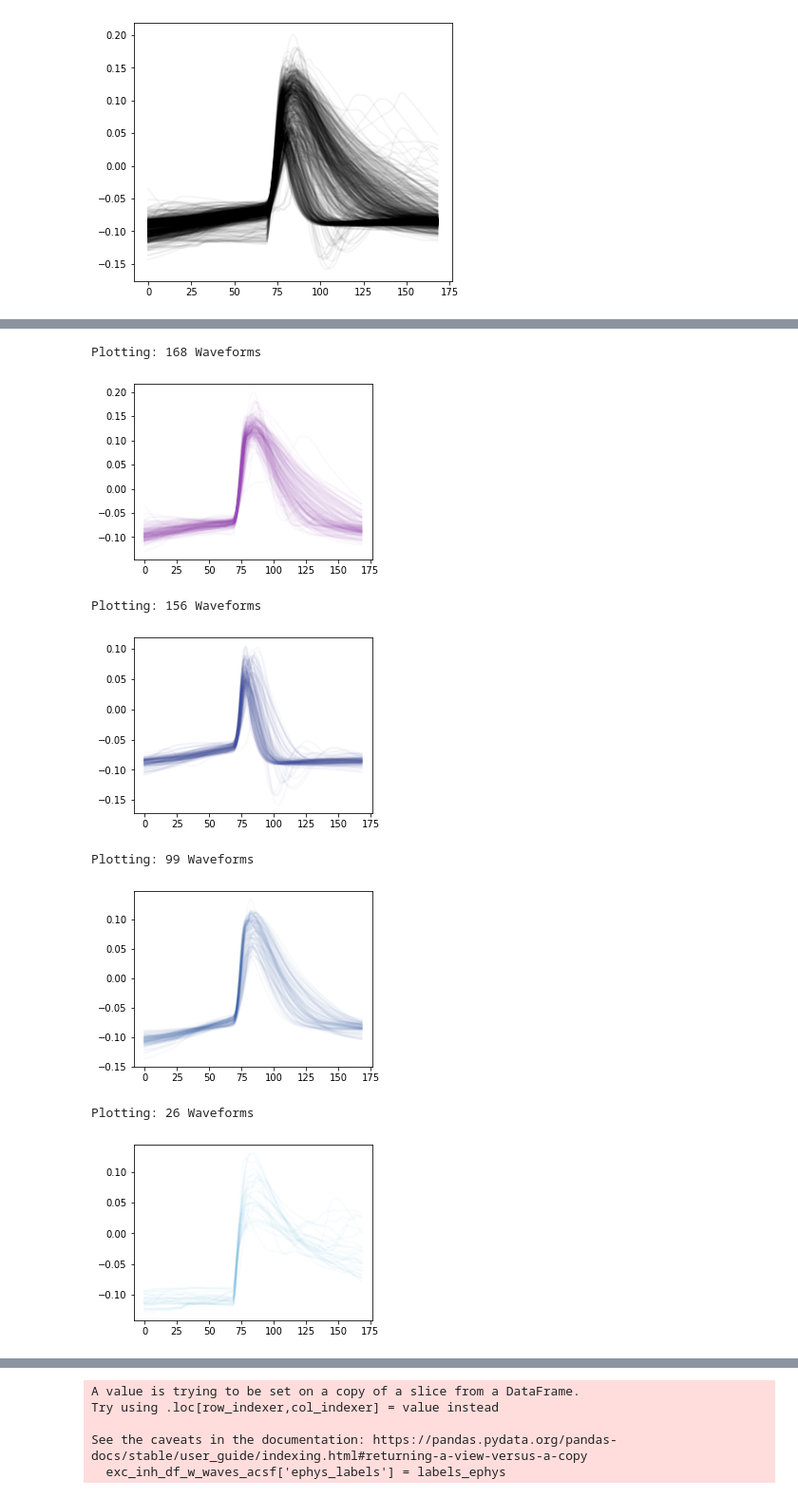
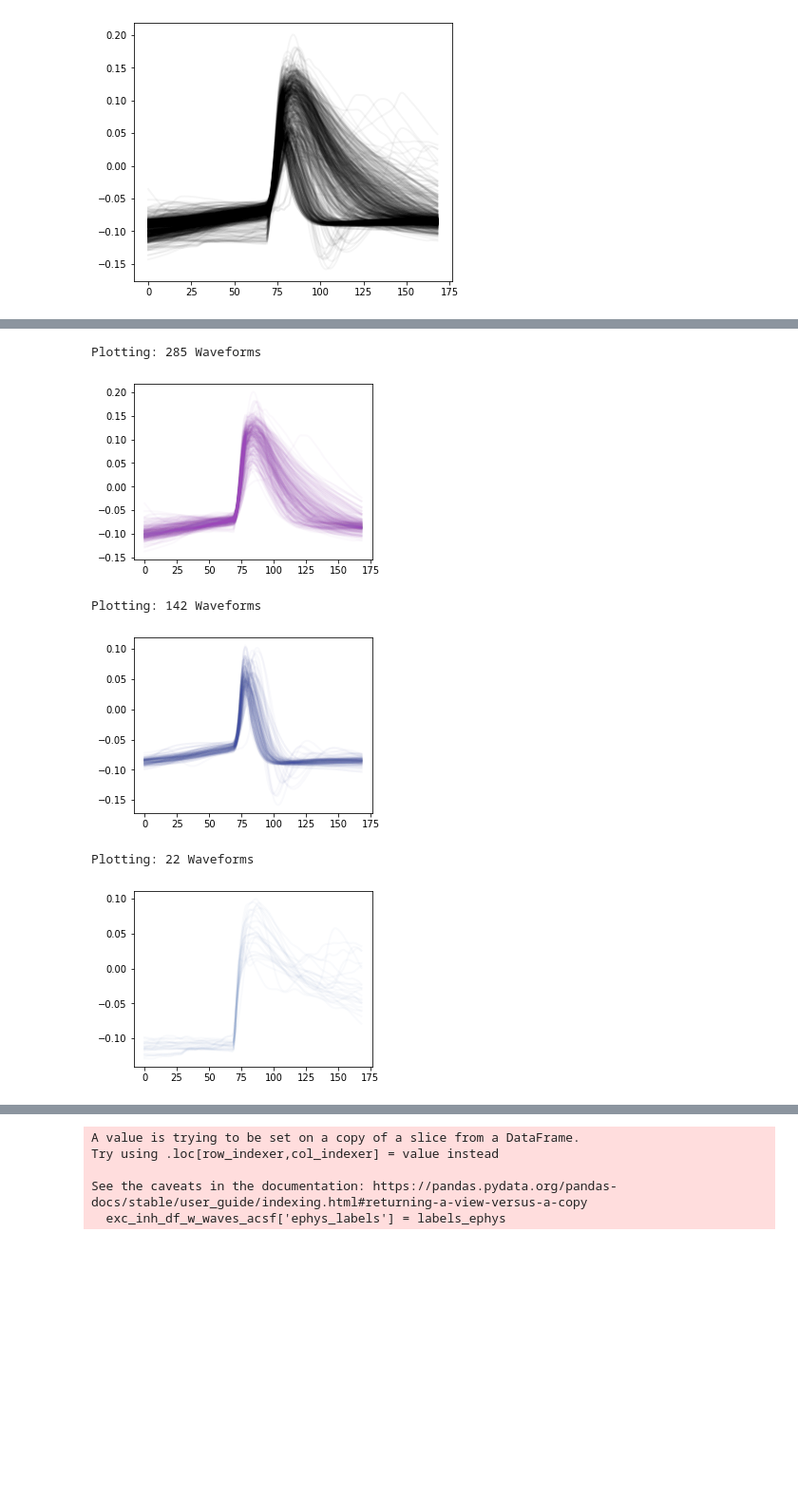
Before and after one commit to Nishant-codex/single_cell_analysis, a Jupyter notebook: notebooks/UMAP_Louvan.ipynb, the cells around one changed output, grey strips where cells are left out. Shown at 95% size. Cells and saved outputs as stored; diff of their text form; code cells hidden in the pictures; blank space fills up the shorter version.

```diff
--- a/notebooks/UMAP_Louvan.ipynb
+++ b/notebooks/UMAP_Louvan.ipynb
@@ -76,7 +76,7 @@ def plot_UMAP_clusters_single(data_inh, neighbours, distance, res_louvain, rando
     """
     data_umap_scaler = StandardScaler()
     data_umap = data_umap_scaler.fit_transform(data_inh)
-    data_umap = normalize(data_umap)
+    # data_umap = normalize(data_umap)
 
     neighbours = neighbours
     dist = distance
@@ -374,10 +388,10 @@ for i in range(0,full_data.shape[0]):
     arr.plot(full_data[i], c = coherence_colors[2], alpha = 0.03,linewidth=2.);
 plt.show()
 
-f, arr = plt.subplots(1,figsize=[4.5,3.4])
-full_data = normalize(np.vstack(exc_inh_df_w_waves_acsf[exc_inh_df_w_waves_acsf.waveform_labels==3]['waveforms']))
-print( "Plotting: " + str(full_data.shape[0]) + " Waveforms")
-for i in range(0,full_data.shape[0]):
-    arr.plot(full_data[i], c = coherence_colors[3], alpha = 0.03,linewidth=2.);
-plt.show()
+# f, arr = plt.subplots(1,figsize=[4.5,3.4])
+# full_data = normalize(np.vstack(exc_inh_df_w_waves_acsf[exc_inh_df_w_waves_acsf.waveform_labels==3]['waveforms']))
+# print( "Plotting: " + str(full_data.shape[0]) + " Waveforms")
+# for i in range(0,full_data.shape[0]):
+#     arr.plot(full_data[i], c = coherence_colors[3], alpha = 0.03,linewidth=2.);
+# plt.show()
 # %% [output]
@@ -385,11 +399,9 @@ plt.show()
-Plotting: 168 Waveforms
+Plotting: 285 Waveforms
-[figure, old version]
+[figure, new version]
-Plotting: 156 Waveforms
+Plotting: 142 Waveforms
 [figure]
-Plotting: 99 Waveforms
+Plotting: 22 Waveforms
-[figure, old version]
+[figure, new version]
-Plotting: 26 Waveforms
-[figure, removed]
 # %%
 def join_wave_with_ephys(feat, df):
     return np.concatenate((df[feat[:-1]],normalize(np.vstack(df['waveforms']))),axis=1)
```
Also changed, not shown: parts of 9 cells of this notebook, 6 other files.
